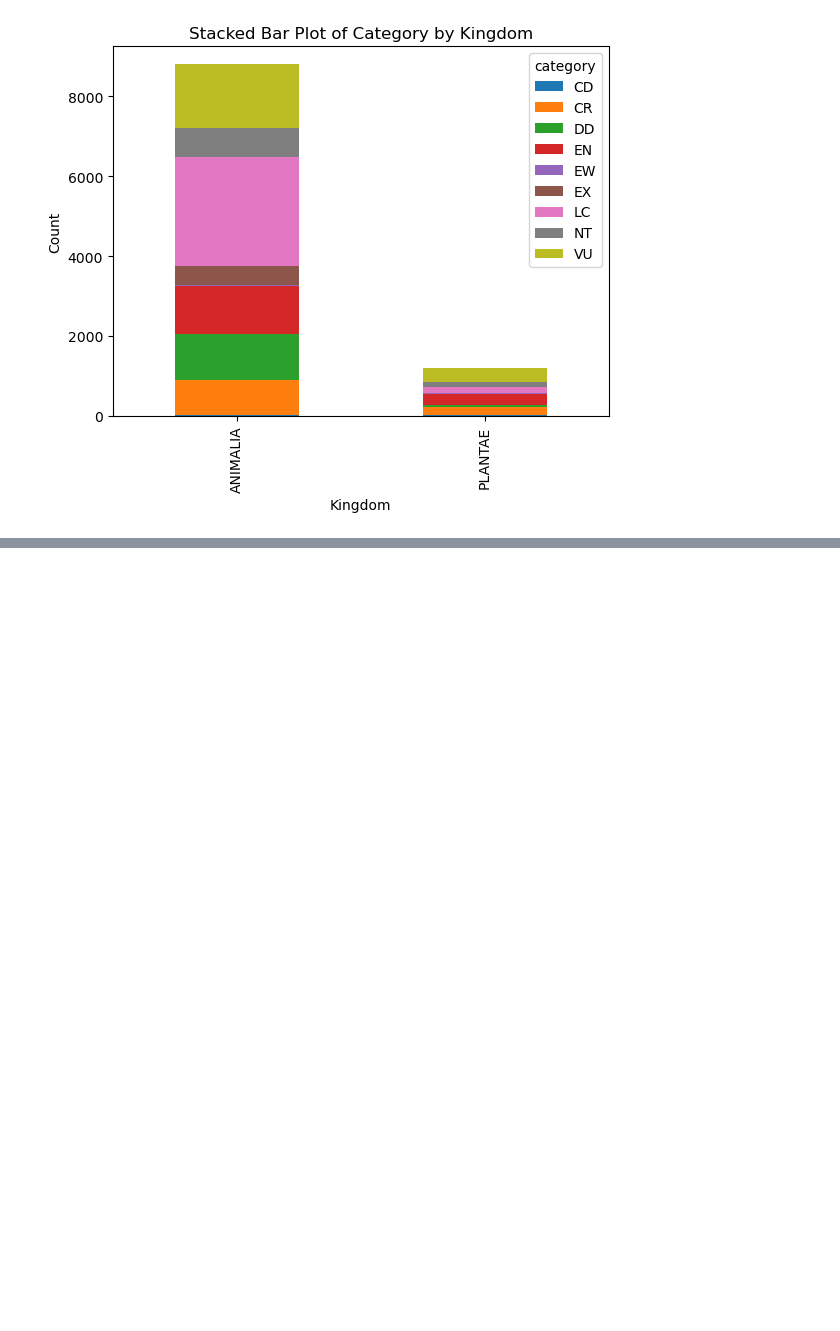
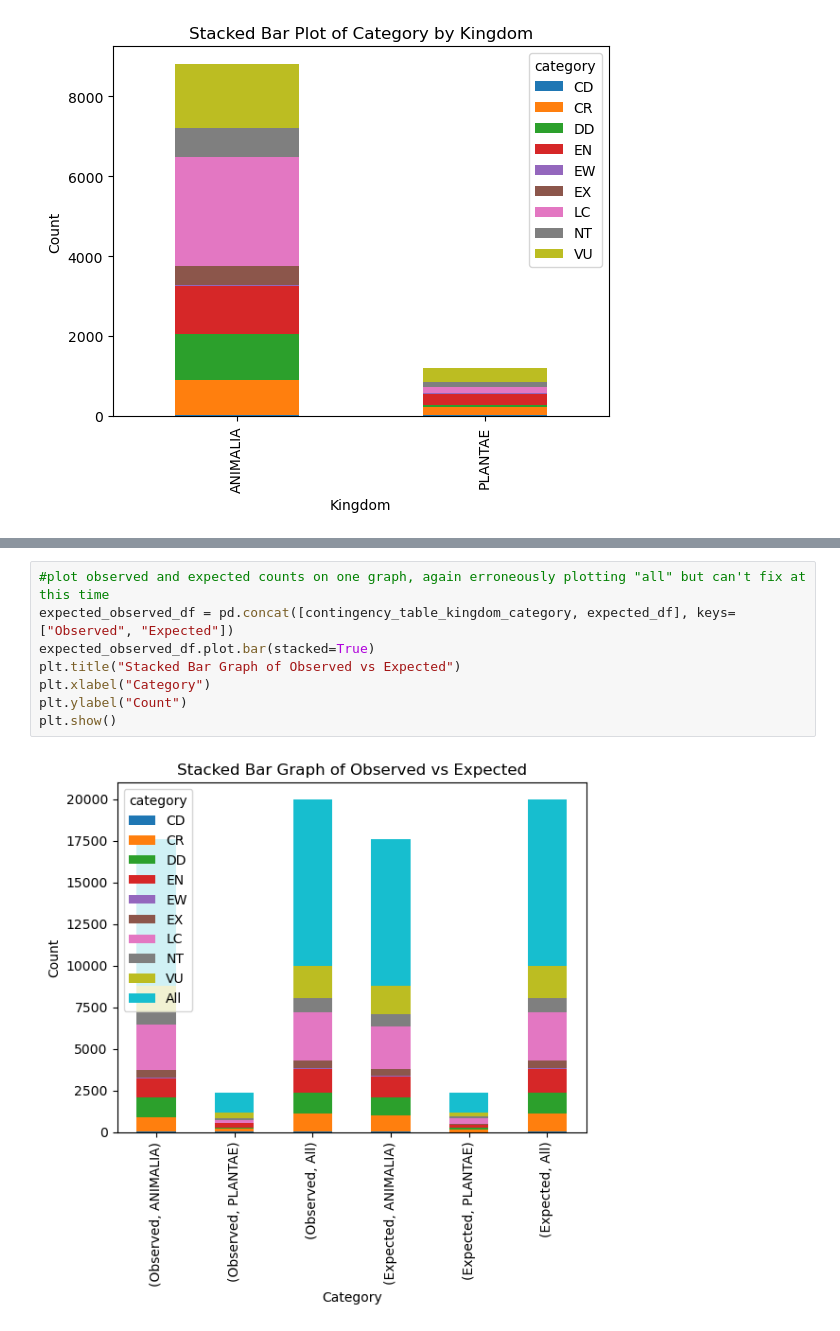
Before and after one commit to timothysalazar/Project-One-Team-Two, a Jupyter notebook: iucn-analysis.ipynb, the cells around one changed output, grey strips where cells are left out. Drawn from its saved outputs; the diff is of its cells as text; blank space fills up the shorter version.

```diff
--- a/iucn-analysis.ipynb
+++ b/iucn-analysis.ipynb
@@ -131,0 +160,10 @@ plt.show()
+# %%
+#plot observed and expected counts on one graph, again erroneously plotting "all" but can't fix at this time
+expected_observed_df = pd.concat([contingency_table_kingdom_category, expected_df], keys=["Observed", "Expected"])
+expected_observed_df.plot.bar(stacked=True)
+plt.title("Stacked Bar Graph of Observed vs Expected")
+plt.xlabel("Category")
+plt.ylabel("Count")
+plt.show()
+# %% [output]
+[figure, added]
```
Also changed, not shown: parts of 9 cells of this notebook, 2 other files.
